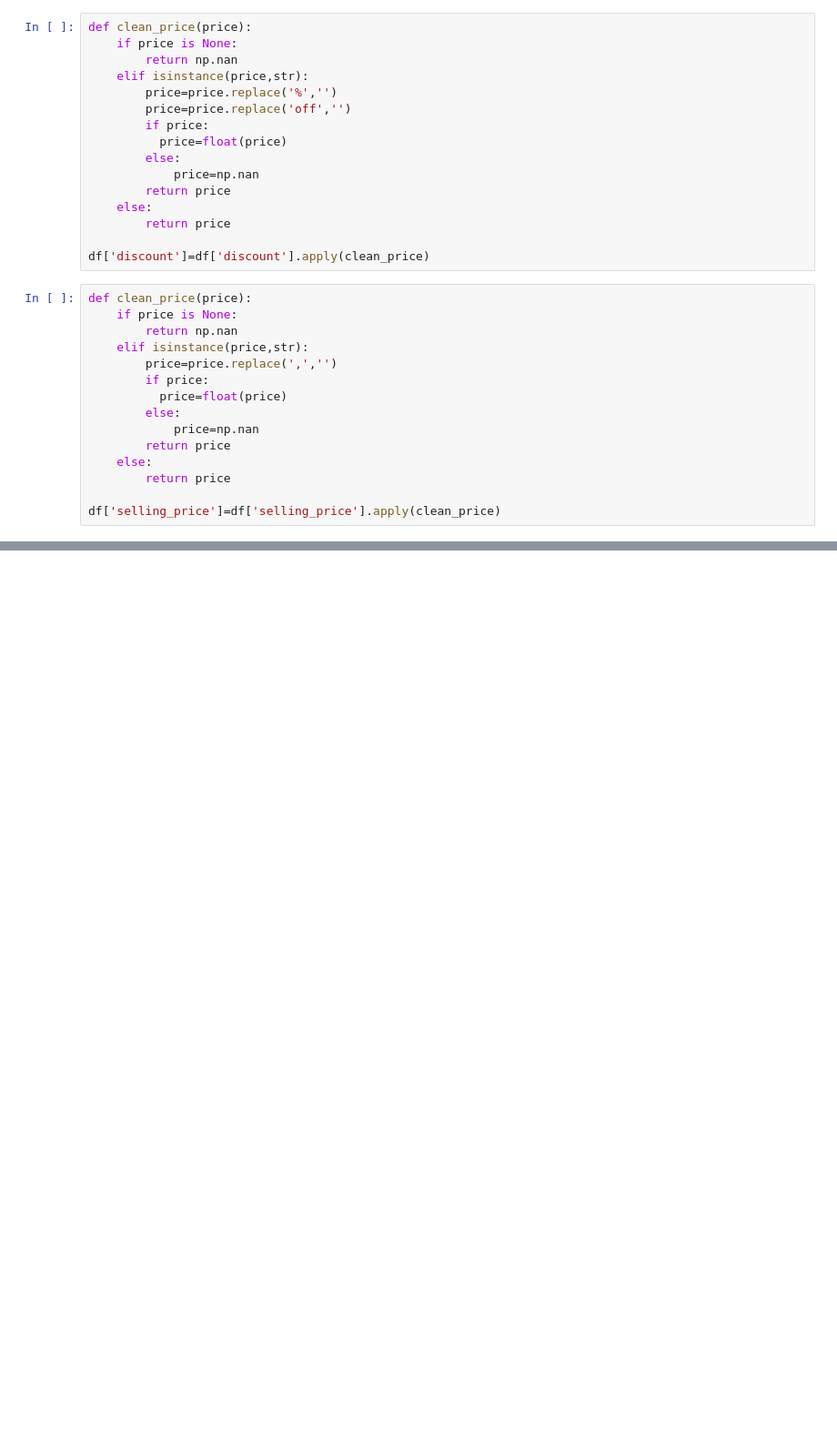
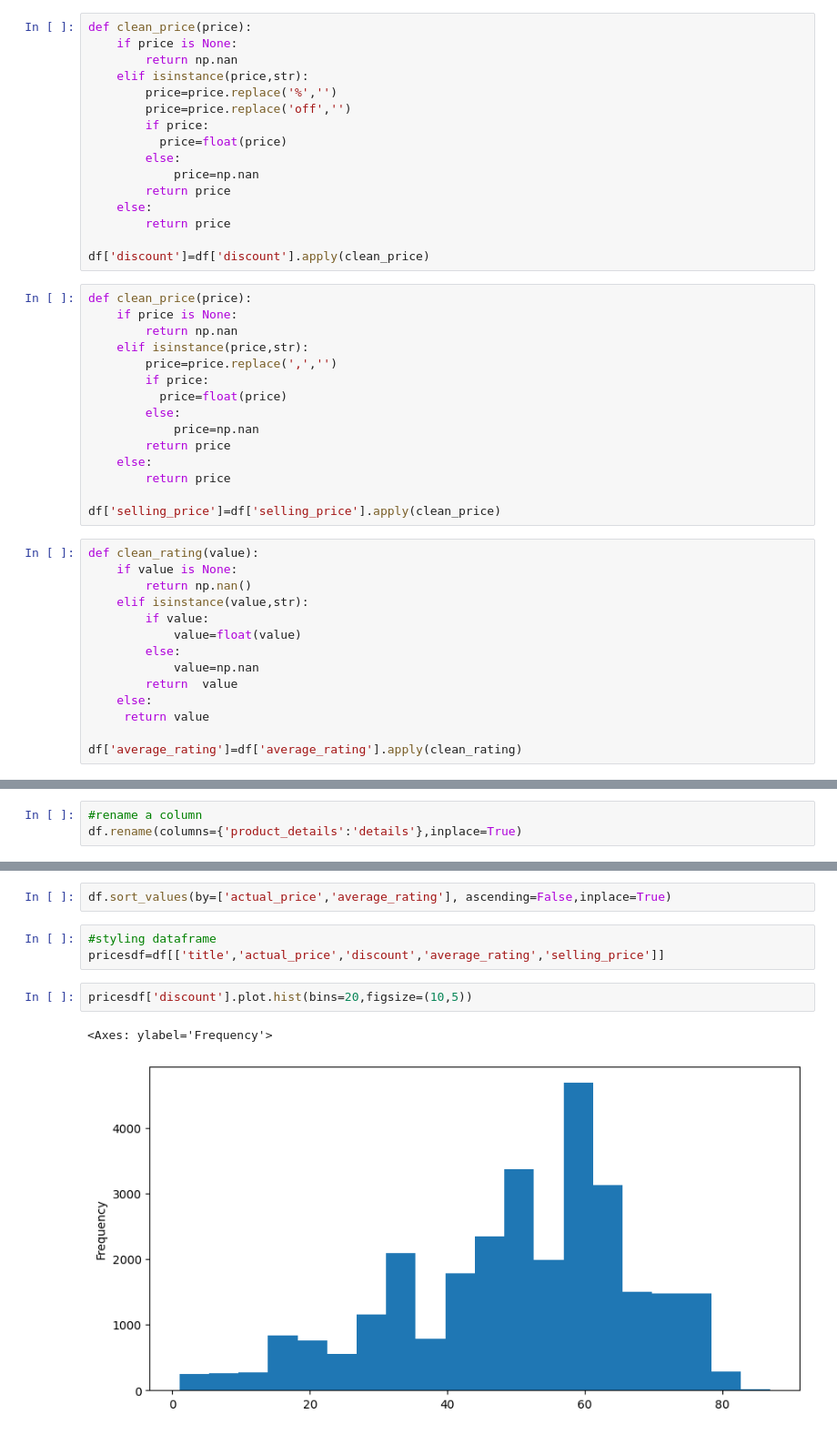
Before and after one commit to MaulikMehrotra/python_digipodium, a Jupyter notebook: analysis_2.ipynb, the cells around one changed output, grey strips where cells are left out. Shown at 91% size. Drawn from its saved outputs; the diff is of its cells as text; blank space fills up the shorter version.

```diff
--- a/analysis_2.ipynb
+++ b/analysis_2.ipynb
@@ -149,3 +231,17 @@ def clean_price(price):
         return price
 
 df['selling_price']=df['selling_price'].apply(clean_price)
+# %%
+def clean_rating(value):
+    if value is None:
+        return np.nan()
+    elif isinstance(value,str):
+        if value:
+            value=float(value)
+        else:
+            value=np.nan
+        return  value
+    else:
+     return value
+
+df['average_rating']=df['average_rating'].apply(clean_rating)
@@ -151,0 +268,3 @@ df['selling_price']=df['selling_price'].apply(clean_price)
+# %%
+#rename a column
+df.rename(columns={'product_details':'details'},inplace=True)
@@ -151,0 +277,10 @@ df['selling_price']=df['selling_price'].apply(clean_price)
+# %%
+df.sort_values(by=['actual_price','average_rating'], ascending=False,inplace=True)
+# %%
+#styling dataframe
+pricesdf=df[['title','actual_price','discount','average_rating','selling_price']]
+# %%
+pricesdf['discount'].plot.hist(bins=20,figsize=(10,5))
+# %% [output]
+<Axes: ylabel='Frequency'>
+[figure, added]
```
Also changed, not shown: parts of 10 cells of this notebook.
